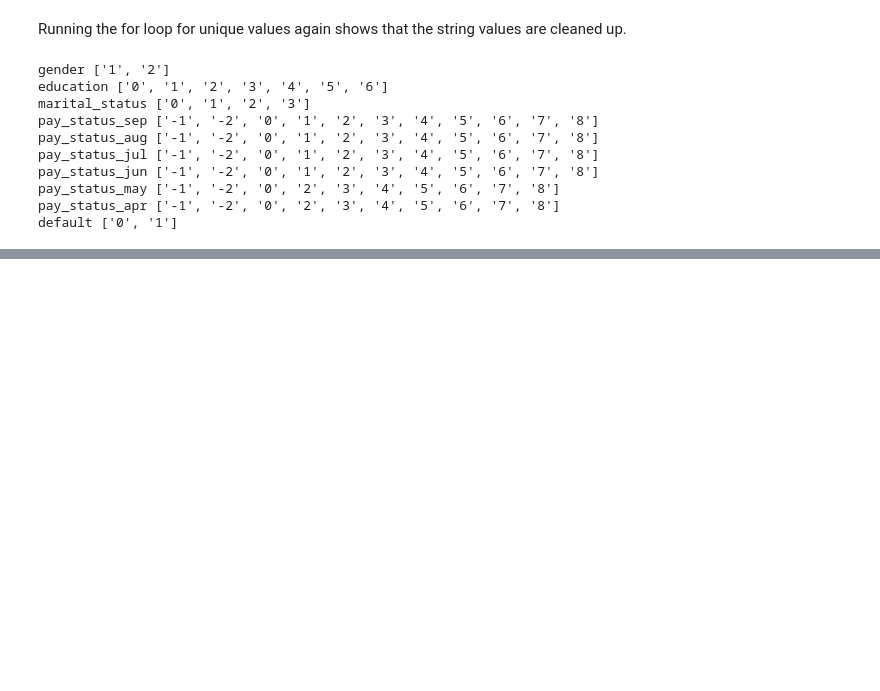
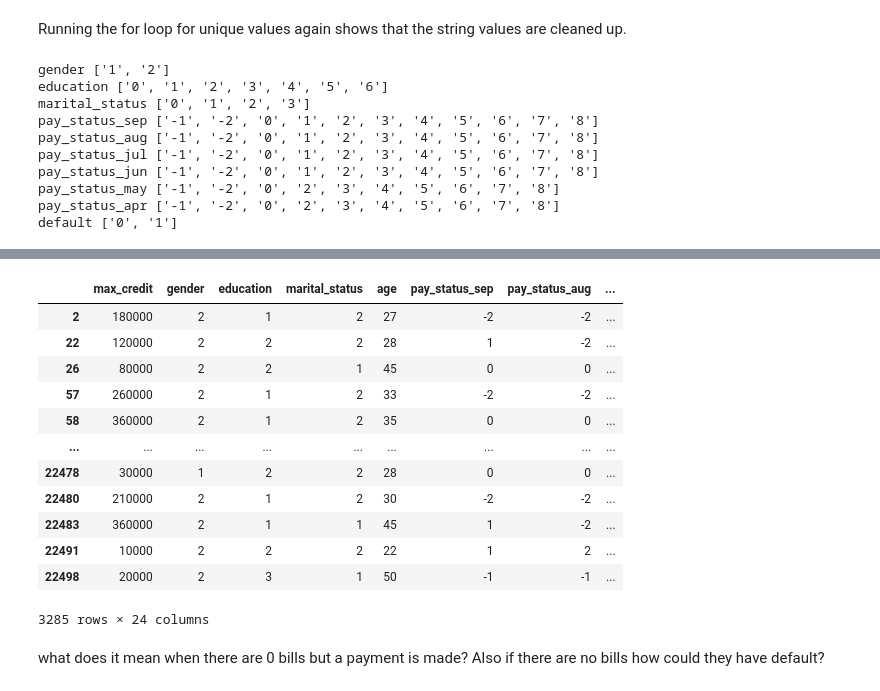
Before and after one commit to Astroraf/cc_default_prediction_model, a Jupyter notebook: notebooks/default_payment_eda.ipynb, the cells around one changed output, grey strips where cells are left out. Cells and saved outputs as stored; diff of their text form; code cells hidden in the pictures; blank space fills up the shorter version.

```diff
--- a/notebooks/default_payment_eda.ipynb
+++ b/notebooks/default_payment_eda.ipynb
@@ -145,0 +317,21 @@ default ['0', '1']
+# %%
+df[((df.bill_sep==0) | (df.bill_aug==0) | (df.bill_jul==0) |
+   (df.bill_jun==0) | (df.bill_may==0) | (df.bill_apr==0)) &
+   ((df.pay_status_sep==-2) | (df.pay_status_aug==-2) | (df.pay_status_jul==-2) |
+   (df.pay_status_jun==-2) | (df.pay_status_may==-2) | (df.pay_status_apr==-2))]
+# %% [output]
+|  | max_credit | gender | education | marital_status | age | pay_status_sep | pay_status_aug | ... |
+| 2 | 180000 | 2 | 1 | 2 | 27 | -2 | -2 | ... |
+| 22 | 120000 | 2 | 2 | 2 | 28 | 1 | -2 | ... |
+| 26 | 80000 | 2 | 2 | 1 | 45 | 0 | 0 | ... |
+| 57 | 260000 | 2 | 1 | 2 | 33 | -2 | -2 | ... |
+| 58 | 360000 | 2 | 1 | 2 | 35 | 0 | 0 | ... |
+| ... | ... | ... | ... | ... | ... | ... | ... | ... |
+| 22478 | 30000 | 1 | 2 | 2 | 28 | 0 | 0 | ... |
+| 22480 | 210000 | 2 | 1 | 2 | 30 | -2 | -2 | ... |
+| 22483 | 360000 | 2 | 1 | 1 | 45 | 1 | -2 | ... |
+| 22491 | 10000 | 2 | 2 | 2 | 22 | 1 | 2 | ... |
+| 22498 | 20000 | 2 | 3 | 1 | 50 | -1 | -1 | ... |
+3285 rows × 24 columns
+# %% [markdown]
+what does it mean when there are 0 bills but a payment is made? Also if there are no bills how could they have default?
```
Also changed, not shown: parts of 29 cells of this notebook, 1 other file.
